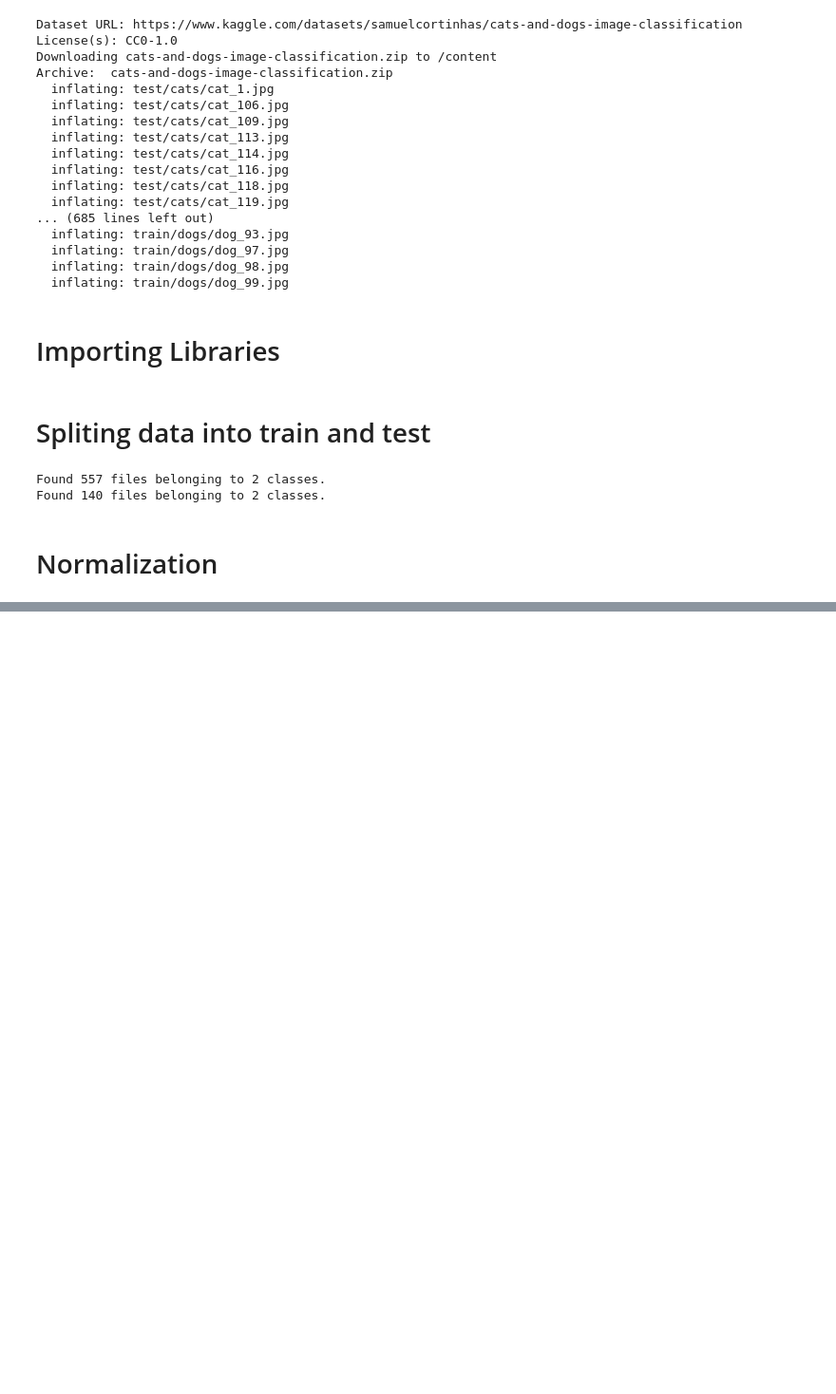
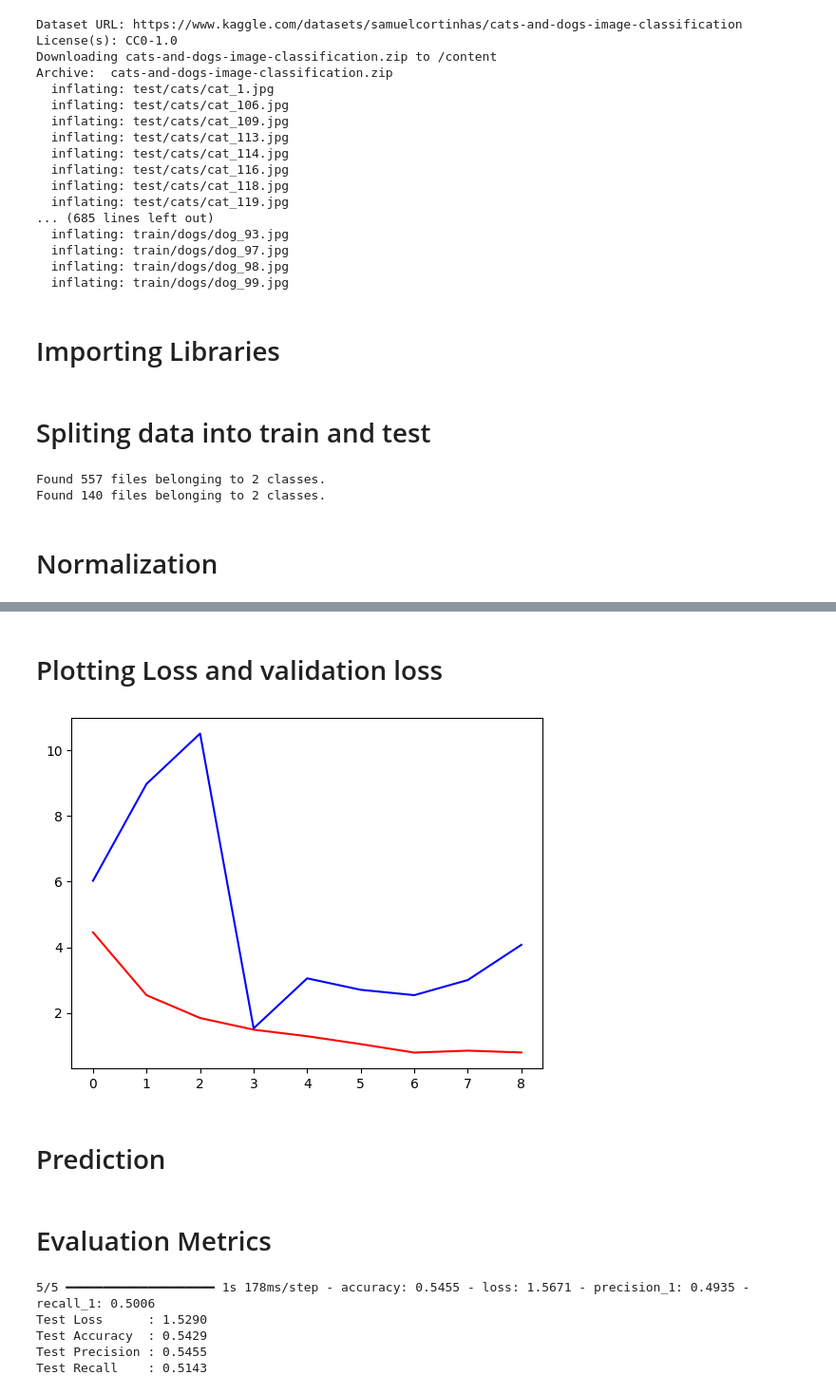
Before and after one commit to ChaitanyaZunzurkar/Deep-Learning, a Jupyter notebook: CNN/CNN_for_dog_vs_cat_classification.ipynb, the cells around one changed output, grey strips where cells are left out. Shown at 95% size. Saved outputs shown, nothing was run; the diff lists cells and outputs as text; code cells hidden in the pictures; blank space fills up the shorter version.

```diff
--- a/CNN/CNN_for_dog_vs_cat_classification.ipynb
+++ b/CNN/CNN_for_dog_vs_cat_classification.ipynb
@@ -80,0 +189,11 @@ test_data = test_data.map(normalize)
+# %% [markdown]
+# Plotting Loss and validation loss
+# %%
+from matplotlib import pyplot as plt
+plt.plot(history.history['loss'], c='r')
+plt.plot(history.history['val_loss'], c='b')
+plt.show()
+# %% [output]
+[figure, added]
+# %% [markdown]
+# Prediction
@@ -80,0 +215,15 @@ test_data = test_data.map(normalize)
+# %% [markdown]
+# Evaluation Metrics
+# %%
+test_loss, test_acc, test_precision, test_recall = model.evaluate(test_data)
+
+print(f"Test Loss      : {test_loss:.4f}")
+print(f"Test Accuracy  : {test_acc:.4f}")
+print(f"Test Precision : {test_precision:.4f}")
+print(f"Test Recall    : {test_recall:.4f}")
+# %% [output]
+5/5 ━━━━━━━━━━━━━━━━━━━━ 1s 178ms/step - accuracy: 0.5455 - loss: 1.5671 - precision_1: 0.4935 - recall_1: 0.5006
+Test Loss      : 1.5290
+Test Accuracy  : 0.5429
+Test Precision : 0.5455
+Test Recall    : 0.5143
```
Also changed, not shown: parts of 13 cells of this notebook.
